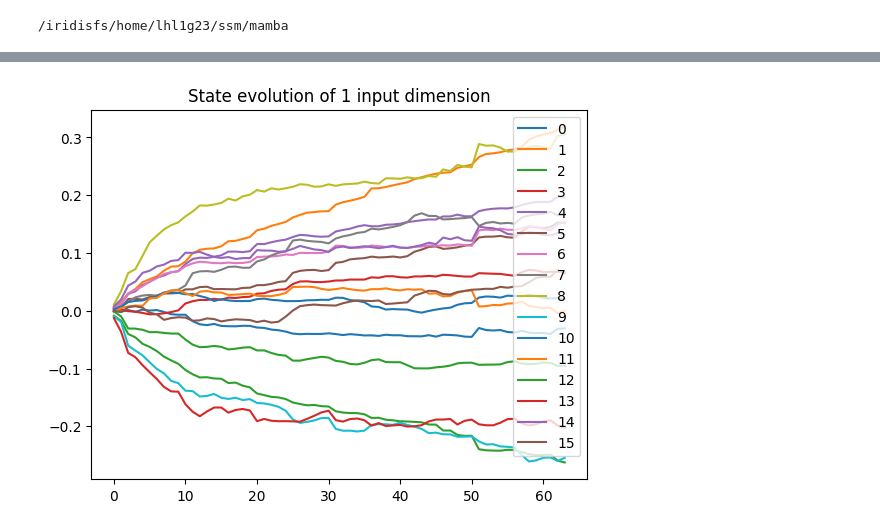
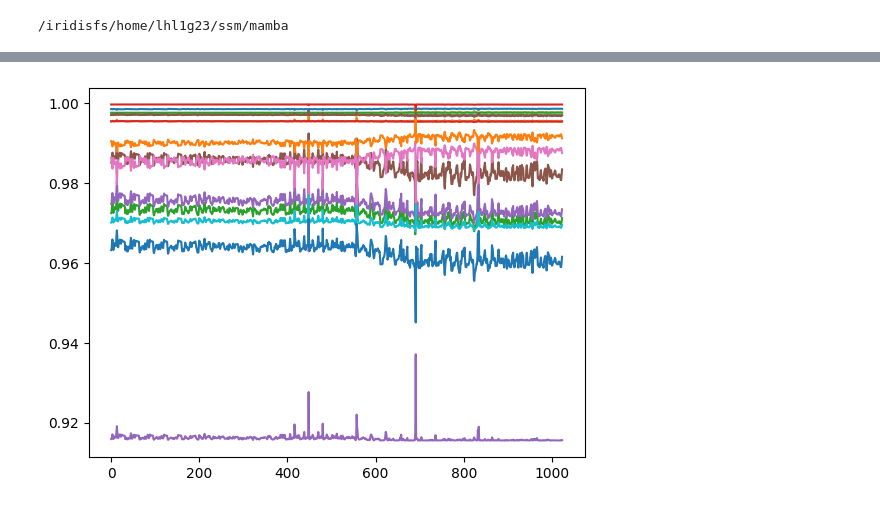
Before and after one commit to haydnllh/Interpretability-of-Mamba, a Jupyter notebook: analysis/cifar.ipynb, the cells around one changed output, grey strips where cells are left out. Saved outputs shown, nothing was run; the diff lists cells and outputs as text; code cells hidden in the pictures.

```diff
--- a/analysis/cifar.ipynb
+++ b/analysis/cifar.ipynb
@@ -6,7 +6,7 @@
 from models.dataloaders.dataloaders import get_cifar
 train, test = get_cifar()
 
-x, y = next(iter(train))
-x,y = x.to("cuda"), y.to("cuda")
+X, y = next(iter(train))
+X, y = X.to("cuda"), y.to("cuda")
 # %%
 from train.train import MambaClassifierTrainer
@@ -55,8 +48,0 @@ y: torch.Size([32, 64, 256])
-# %%
-""" model = MambaClassifierTrainer(cfg.model, "cifar").to("cuda")
-with torch.no_grad():
-    model.eval()
-
-    pred = torch.argmax(model(x), dim=1)
-
-    A, B, C, D, dt, dA, dB, states, y_ssm = next(model.classifier.get_parameters(x)) """
@@ -202,8 +49,7 @@ plt.show()
-# %%
-for i in range(n):
-    plt.plot(states[sample,:,123,i].to("cpu"), label=i)
-plt.title("State evolution of 1 input dimension")
-plt.legend()
-plt.show()
-# %% [output]
-[figure, removed]
+# %%
+import matplotlib.pyplot as plt
+
+plt.plot(dA[0, :, :16, 0])
+plt.show()
+# %% [output]
+[figure, added]
```
Also changed, not shown: parts of 9 cells of this notebook, 18 other files.
